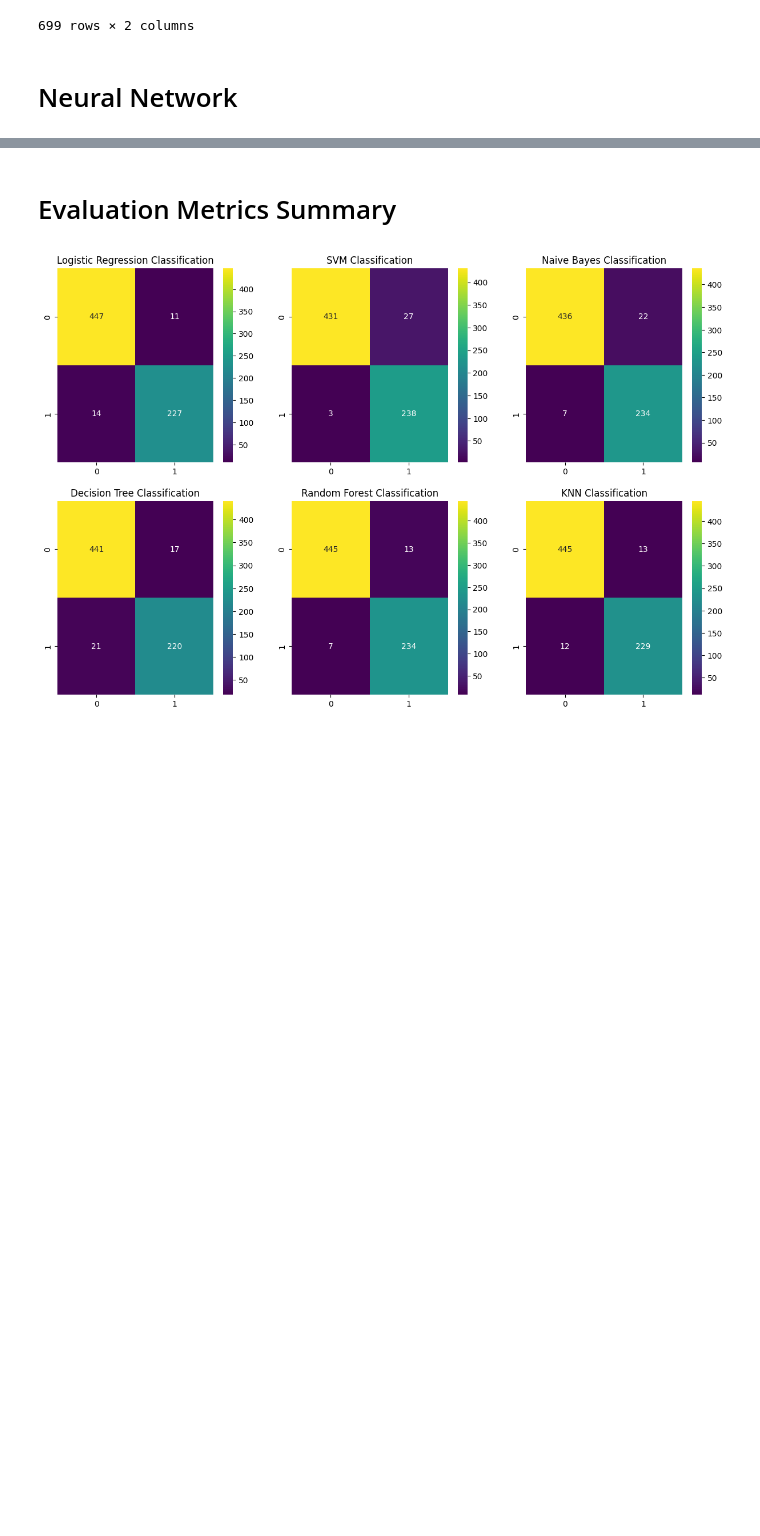
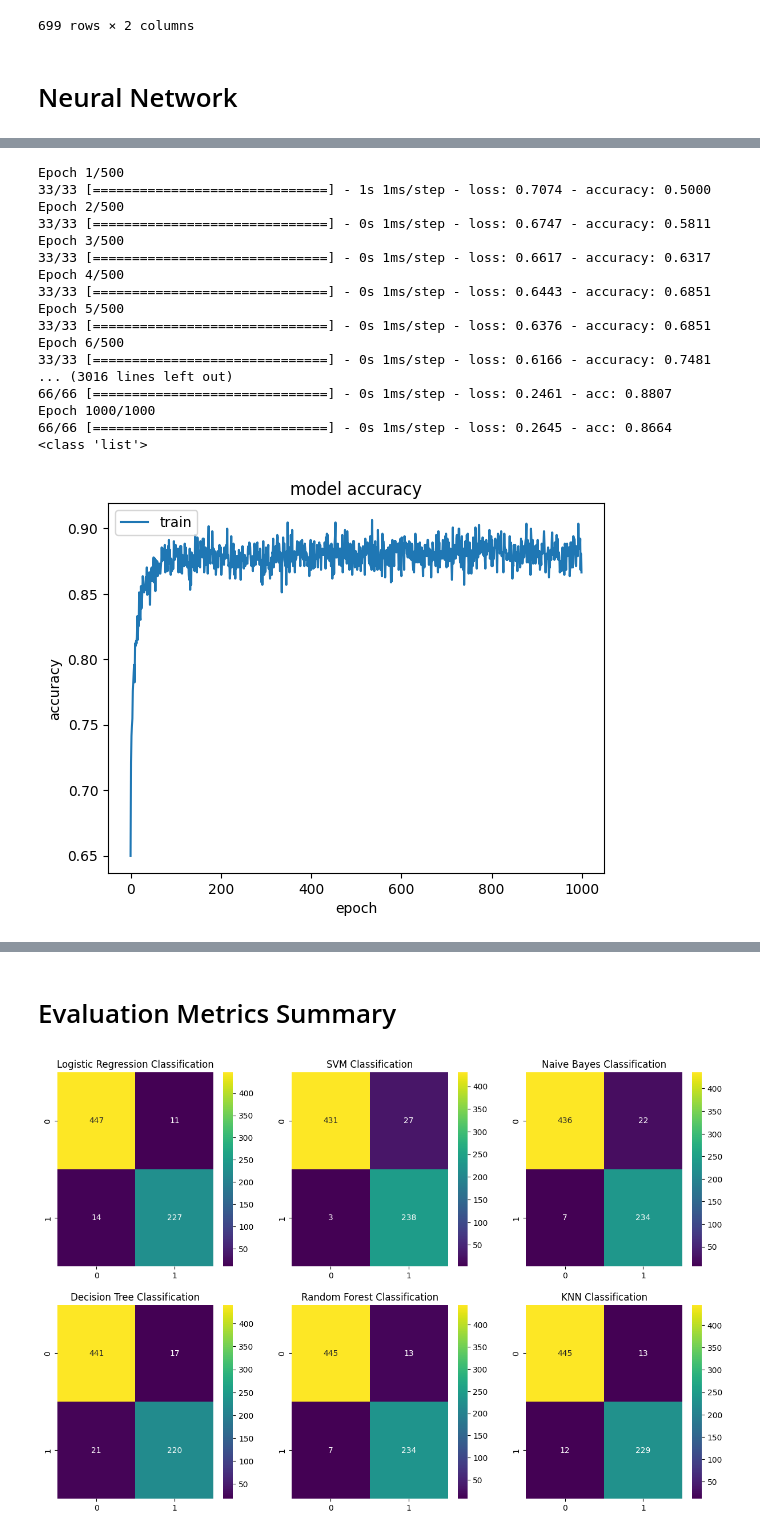
Before and after one commit to drmayu7/303A_machinelearning, a Jupyter notebook: main.ipynb, the cells around one changed output, grey strips where cells are left out. Drawn from its saved outputs; the diff is of its cells as text; code cells hidden in the pictures; blank space fills up the shorter version.

Commit message:
added neural_network.py

```diff
--- a/main.ipynb
+++ b/main.ipynb
@@ -364,3 +349,0 @@ def generateData(data1):
-# %%
-new_data = generateData(df)
-data = df.append(new_data, ignore_index=True)
@@ -583,0 +350,21 @@ plt.show()
+# %%
+neural_network(df)
+# %% [output]
+Epoch 1/500
+33/33 [==============================] - 1s 1ms/step - loss: 0.7074 - accuracy: 0.5000
+Epoch 2/500
+33/33 [==============================] - 0s 1ms/step - loss: 0.6747 - accuracy: 0.5811
+Epoch 3/500
+33/33 [==============================] - 0s 1ms/step - loss: 0.6617 - accuracy: 0.6317
+Epoch 4/500
+33/33 [==============================] - 0s 1ms/step - loss: 0.6443 - accuracy: 0.6851
+Epoch 5/500
+33/33 [==============================] - 0s 1ms/step - loss: 0.6376 - accuracy: 0.6851
+Epoch 6/500
+33/33 [==============================] - 0s 1ms/step - loss: 0.6166 - accuracy: 0.7481
+... (3016 lines left out)
+66/66 [==============================] - 0s 1ms/step - loss: 0.2461 - acc: 0.8807
+Epoch 1000/1000
+66/66 [==============================] - 0s 1ms/step - loss: 0.2645 - acc: 0.8664
+<class 'list'>
+[figure, added]
```
Also changed, not shown: parts of 19 cells of this notebook, 1 other file.
